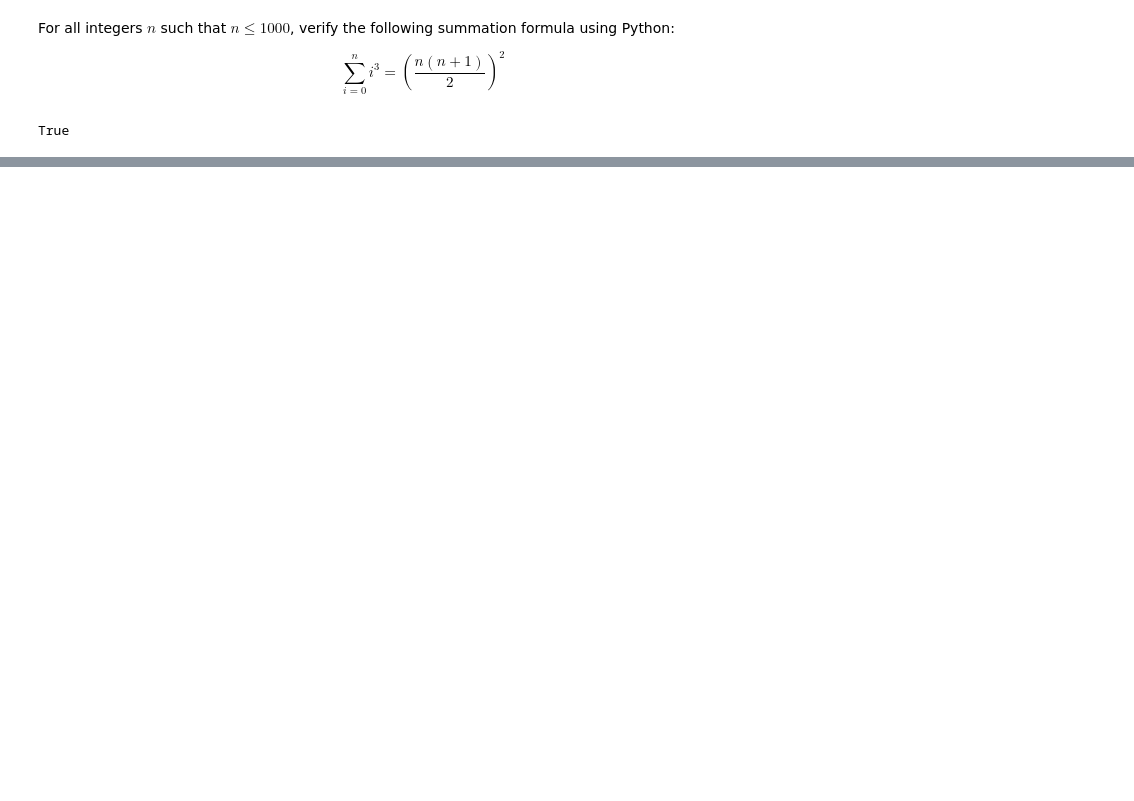
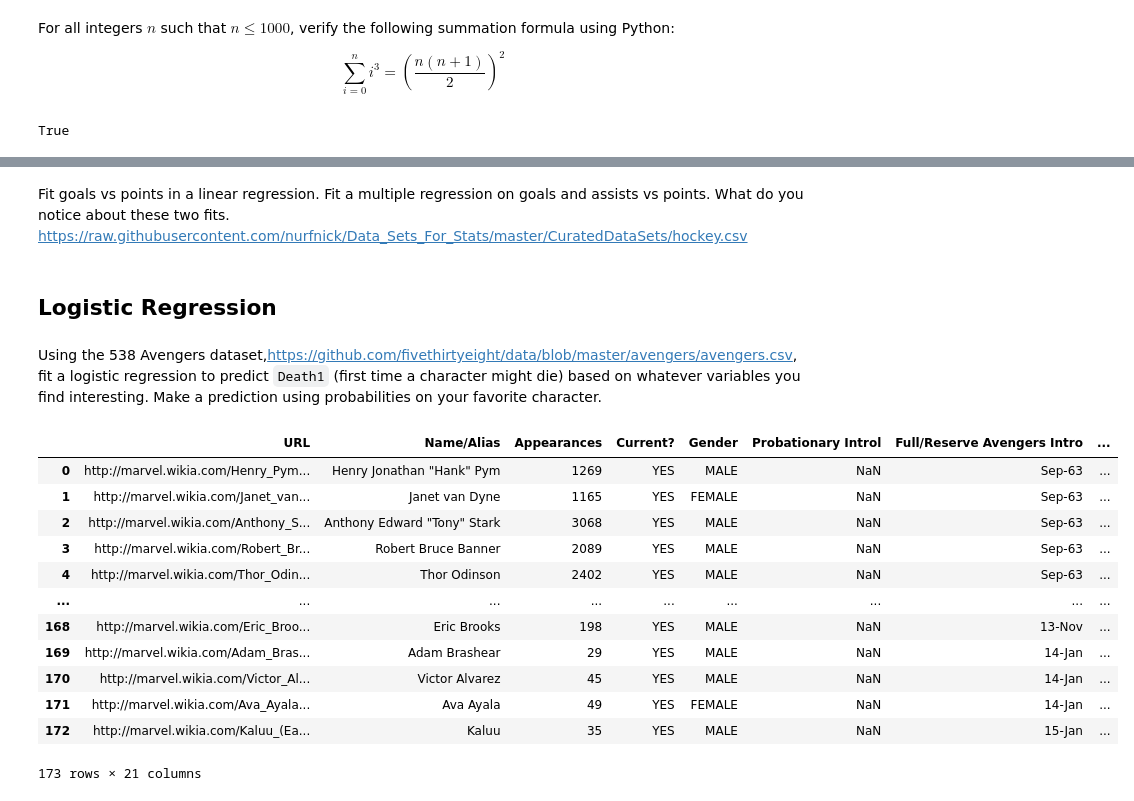
Before and after one commit to LBear98/CPSMA-Operations-Research, a Jupyter notebook: Operations_Research_(LB).ipynb, the cells around one changed output, grey strips where cells are left out. Cells and saved outputs as stored; diff of their text form; code cells hidden in the pictures; blank space fills up the shorter version.

```diff
--- a/Operations_Research_(LB).ipynb
+++ b/Operations_Research_(LB).ipynb
@@ -277,0 +267,3 @@ True
+# %% [markdown]
+Fit goals vs points in a linear regression.  Fit a multiple regression on goals and assists vs points.  What do you notice about these two fits.
+https://raw.githubusercontent.com/nurfnick/Data_Sets_For_Stats/master/CuratedDataSets/hockey.csv
@@ -277,0 +275,26 @@ True
+# %% [markdown]
+## Logistic Regression
+# %% [markdown]
+Using the 538 Avengers dataset,https://github.com/fivethirtyeight/data/blob/master/avengers/avengers.csv, fit a logistic regression to predict `Death1` (first time a character might die) based on whatever variables you find interesting.  Make a prediction using probabilities on your favorite character.
+# %%
+import pandas as pa
+
+# Load the dataset from the correct URL with a different encoding
+df_avengers = pa.read_csv('https://github.com/fivethirtyeight/data/raw/master/avengers/avengers.csv', encoding='latin-1')
+
+# Display the entire DataFrame
+display(df_avengers)
+# %% [output]
+|  | URL | Name/Alias | Appearances | Current? | Gender | Probationary Introl | Full/Reserve Avengers Intro | ... |
+| 0 | http://marvel.wikia.com/Henry_Pym... | Henry Jonathan "Hank" Pym | 1269 | YES | MALE | NaN | Sep-63 | ... |
+| 1 | http://marvel.wikia.com/Janet_van... | Janet van Dyne | 1165 | YES | FEMALE | NaN | Sep-63 | ... |
+| 2 | http://marvel.wikia.com/Anthony_S... | Anthony Edward "Tony" Stark | 3068 | YES | MALE | NaN | Sep-63 | ... |
+| 3 | http://marvel.wikia.com/Robert_Br... | Robert Bruce Banner | 2089 | YES | MALE | NaN | Sep-63 | ... |
+| 4 | http://marvel.wikia.com/Thor_Odin... | Thor Odinson | 2402 | YES | MALE | NaN | Sep-63 | ... |
+| ... | ... | ... | ... | ... | ... | ... | ... | ... |
+| 168 | http://marvel.wikia.com/Eric_Broo... | Eric Brooks | 198 | YES | MALE | NaN | 13-Nov | ... |
+| 169 | http://marvel.wikia.com/Adam_Bras... | Adam Brashear | 29 | YES | MALE | NaN | 14-Jan | ... |
+| 170 | http://marvel.wikia.com/Victor_Al... | Victor Alvarez | 45 | YES | MALE | NaN | 14-Jan | ... |
+| 171 | http://marvel.wikia.com/Ava_Ayala... | Ava Ayala | 49 | YES | FEMALE | NaN | 14-Jan | ... |
+| 172 | http://marvel.wikia.com/Kaluu_(Ea... | Kaluu | 35 | YES | MALE | NaN | 15-Jan | ... |
+173 rows × 21 columns
```
Also changed, not shown: parts of 35 cells of this notebook.
